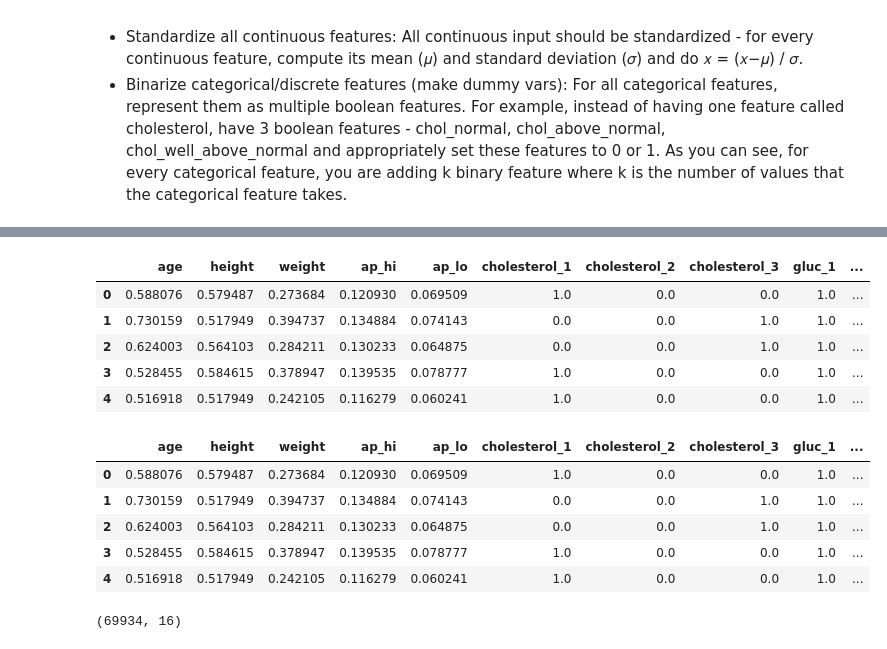
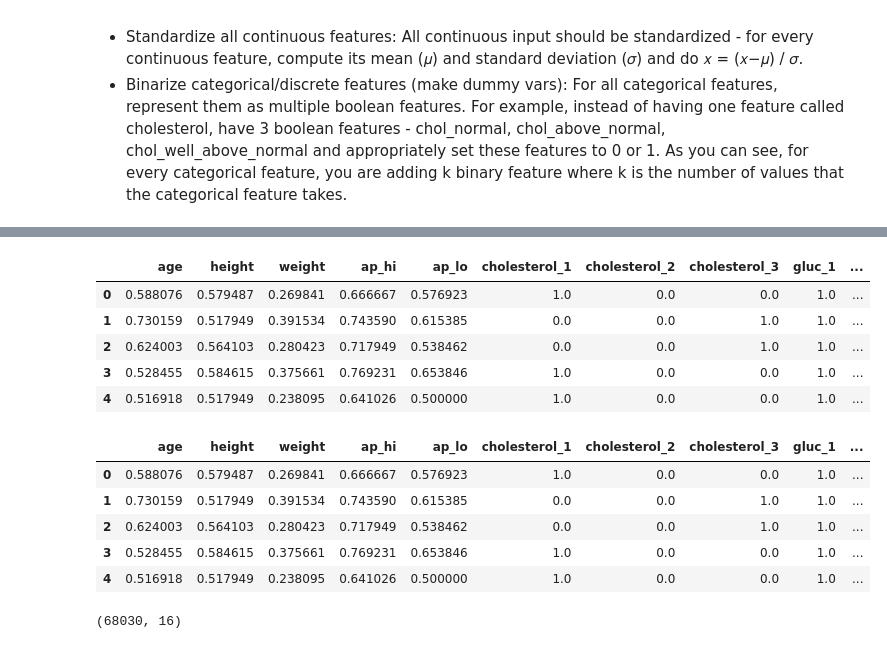
Before and after one commit to caravanuden/cardio, a Jupyter notebook: eda.ipynb, the cells around one changed output, grey strips where cells are left out. Drawn from its saved outputs; the diff is of its cells as text; code cells hidden in the pictures.

```diff
--- a/eda.ipynb
+++ b/eda.ipynb
@@ -86,8 +97,7 @@ for i in range(1,len(l)):
 [figure]
 # %%
 # feel like there are ap_hi and ap_lo outliers- see boxplots
-df = df[df['ap_hi'] < 5000]
-df = df[df['ap_lo'] < 5000]
+cleaned_df = df[df['ap_hi'] < 250]
+cleaned_df = cleaned_df[cleaned_df['ap_lo'] < 250]
 
-df_normalized = df_normalized.dropna()
-print(df_normalized.shape)
+print(cleaned_df.shape)
@@ -105,7 +125,7 @@ bin_cols = ['gender', 'smoke', 'alco', 'active', 'cardio']
 min_max_scaler = preprocessing.MinMaxScaler()
 
 # create an object to transform the data to fit minmax processor
-df_scaled = min_max_scaler.fit_transform(df[cont_cols])
+df_scaled = min_max_scaler.fit_transform(cleaned_df[cont_cols])
 
 # run the normalizer on the dataframe
 df_normalized = pd.DataFrame(df_scaled)
@@ -121,41 +141,43 @@ df_normalized.head()
 # %%
 for col in ord_cols:
-    dummies = pd.get_dummies(df[col])
+    dummies = pd.get_dummies(cleaned_df[col])
     dummies.columns = ['{0}_{1}'.format(col, ind) for ind in dummies.columns]
 #     print(df_normalized.shape)
 #     print(dummies.shape)
     df_normalized = pd.concat([df_normalized, dummies], axis=1)
 
 df_normalized.head()
 # %% [output]
 |  | age | height | weight | ap_hi | ap_lo | cholesterol_1 | cholesterol_2 | cholesterol_3 | gluc_1 | ... |
-| 0 | 0.588076 | 0.579487 | 0.273684 | 0.120930 | 0.069509 | 1.0 | 0.0 | 0.0 | 1.0 | ... |
-| 1 | 0.730159 | 0.517949 | 0.394737 | 0.134884 | 0.074143 | 0.0 | 0.0 | 1.0 | 1.0 | ... |
-| 2 | 0.624003 | 0.564103 | 0.284211 | 0.130233 | 0.064875 | 0.0 | 0.0 | 1.0 | 1.0 | ... |
-| 3 | 0.528455 | 0.584615 | 0.378947 | 0.139535 | 0.078777 | 1.0 | 0.0 | 0.0 | 1.0 | ... |
-| 4 | 0.516918 | 0.517949 | 0.242105 | 0.116279 | 0.060241 | 1.0 | 0.0 | 0.0 | 1.0 | ... |
+| 0 | 0.588076 | 0.579487 | 0.269841 | 0.666667 | 0.576923 | 1.0 | 0.0 | 0.0 | 1.0 | ... |
+| 1 | 0.730159 | 0.517949 | 0.391534 | 0.743590 | 0.615385 | 0.0 | 0.0 | 1.0 | 1.0 | ... |
+| 2 | 0.624003 | 0.564103 | 0.280423 | 0.717949 | 0.538462 | 0.0 | 0.0 | 1.0 | 1.0 | ... |
+| 3 | 0.528455 | 0.584615 | 0.375661 | 0.769231 | 0.653846 | 1.0 | 0.0 | 0.0 | 1.0 | ... |
+| 4 | 0.516918 | 0.517949 | 0.238095 | 0.641026 | 0.500000 | 1.0 | 0.0 | 0.0 | 1.0 | ... |
 # %%
-df['gender'] -= 1
-df_normalized = pd.concat([df_normalized, df[bin_cols]], axis=1)
+df_normalized = pd.concat([df_normalized, cleaned_df[bin_cols]], axis=1)
+df_normalized['gender'] -= 1
 df_normalized.head()
 # %% [output]
 |  | age | height | weight | ap_hi | ap_lo | cholesterol_1 | cholesterol_2 | cholesterol_3 | gluc_1 | ... |
-| 0 | 0.588076 | 0.579487 | 0.273684 | 0.120930 | 0.069509 | 1.0 | 0.0 | 0.0 | 1.0 | ... |
-| 1 | 0.730159 | 0.517949 | 0.394737 | 0.134884 | 0.074143 | 0.0 | 0.0 | 1.0 | 1.0 | ... |
-| 2 | 0.624003 | 0.564103 | 0.284211 | 0.130233 | 0.064875 | 0.0 | 0.0 | 1.0 | 1.0 | ... |
-| 3 | 0.528455 | 0.584615 | 0.378947 | 0.139535 | 0.078777 | 1.0 | 0.0 | 0.0 | 1.0 | ... |
-| 4 | 0.516918 | 0.517949 | 0.242105 | 0.116279 | 0.060241 | 1.0 | 0.0 | 0.0 | 1.0 | ... |
+| 0 | 0.588076 | 0.579487 | 0.269841 | 0.666667 | 0.576923 | 1.0 | 0.0 | 0.0 | 1.0 | ... |
+| 1 | 0.730159 | 0.517949 | 0.391534 | 0.743590 | 0.615385 | 0.0 | 0.0 | 1.0 | 1.0 | ... |
+| 2 | 0.624003 | 0.564103 | 0.280423 | 0.717949 | 0.538462 | 0.0 | 0.0 | 1.0 | 1.0 | ... |
+| 3 | 0.528455 | 0.584615 | 0.375661 | 0.769231 | 0.653846 | 1.0 | 0.0 | 0.0 | 1.0 | ... |
+| 4 | 0.516918 | 0.517949 | 0.238095 | 0.641026 | 0.500000 | 1.0 | 0.0 | 0.0 | 1.0 | ... |
 # %%
 # try SVM
 from sklearn import svm, metrics
 from sklearn.model_selection import train_test_split
 
+df_normalized= df_normalized.dropna()
+print(df_normalized.shape)
 X = df_normalized.drop('cardio', axis=1)
 y = df_normalized['cardio']
 
 X_train, X_test, y_train, y_test = train_test_split(X, y, test_size=0.2,random_state=42) # 80% training and 20% test
 # %% [output]
-(69934, 16)
+(68030, 16)
 # %%
 # create a svm classifier
 clf = svm.SVC() # rbf kernel
```
Also changed, not shown: parts of 12 cells of this notebook.
